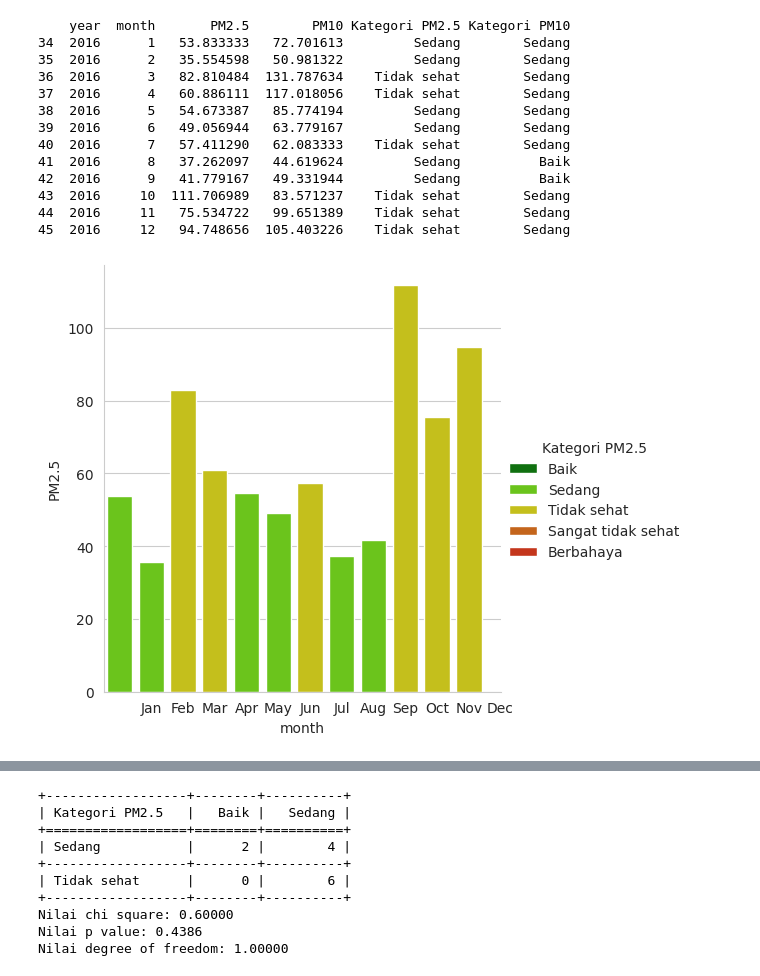
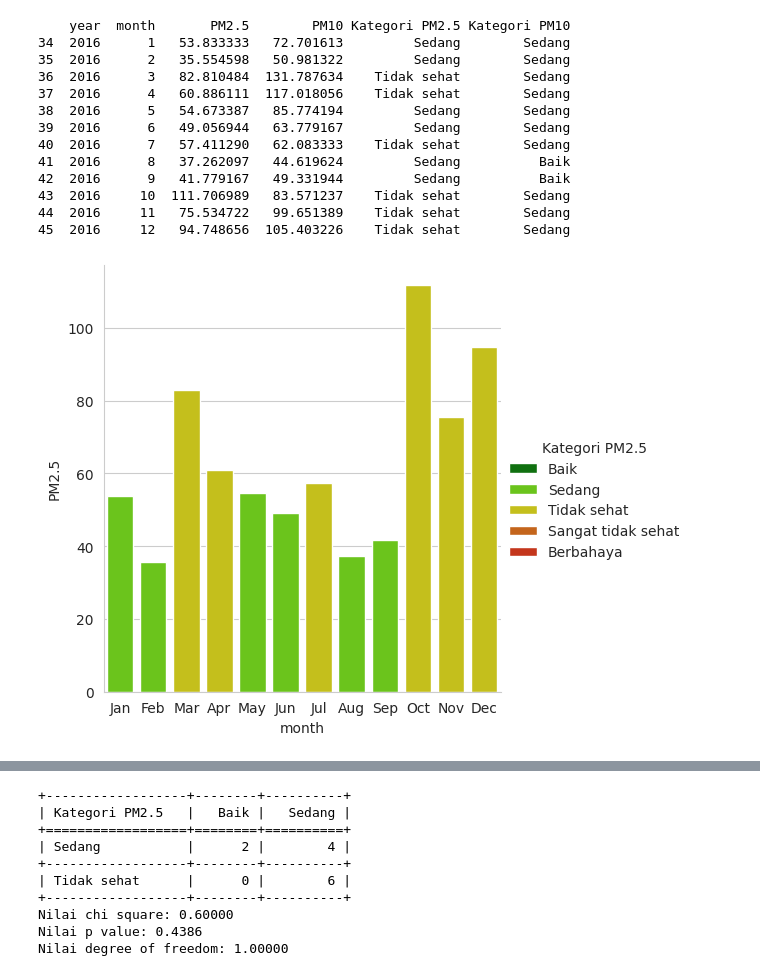
Before and after one commit to stelleguy/umi_asanagi, a Jupyter notebook: proyek_analisis_data.ipynb, the cells around one changed output, grey strips where cells are left out. Drawn from its saved outputs; the diff is of its cells as text; code cells hidden in the pictures.

```diff
--- a/proyek_analisis_data.ipynb
+++ b/proyek_analisis_data.ipynb
@@ -1013,23 +1013,23 @@ print(air_pol)
 # %%
 cat_pallete = {
     "Baik": '#008000',
     "Sedang": '#69e000',
     "Tidak sehat": '#e0d900',
     "Sangat tidak sehat": '#e06100',
     "Berbahaya": '#e02200'
     }
 
 sns.catplot(
     x = "month",
     y = "PM2.5",
     hue = "Kategori PM2.5",
     data = air_pol,
     kind = 'bar',
     palette = cat_pallete)
-plt.xticks(range(1,13), months)
+plt.xticks(range(0,12), months)
 plt.show()
 # %% [output]
-[figure, old version]
+[figure, new version]
 # %%
 cat_pallete = {
     "Baik": '#008000',
```
Also changed, not shown: parts of 4 cells of this notebook.
